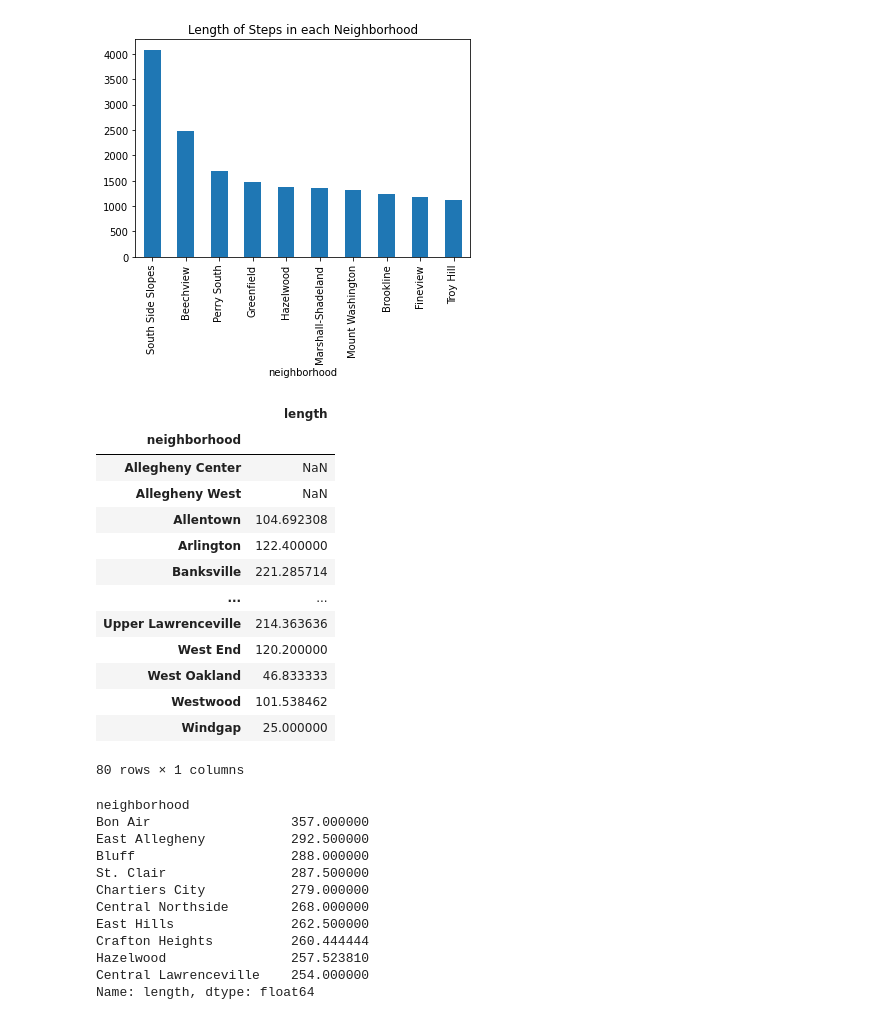
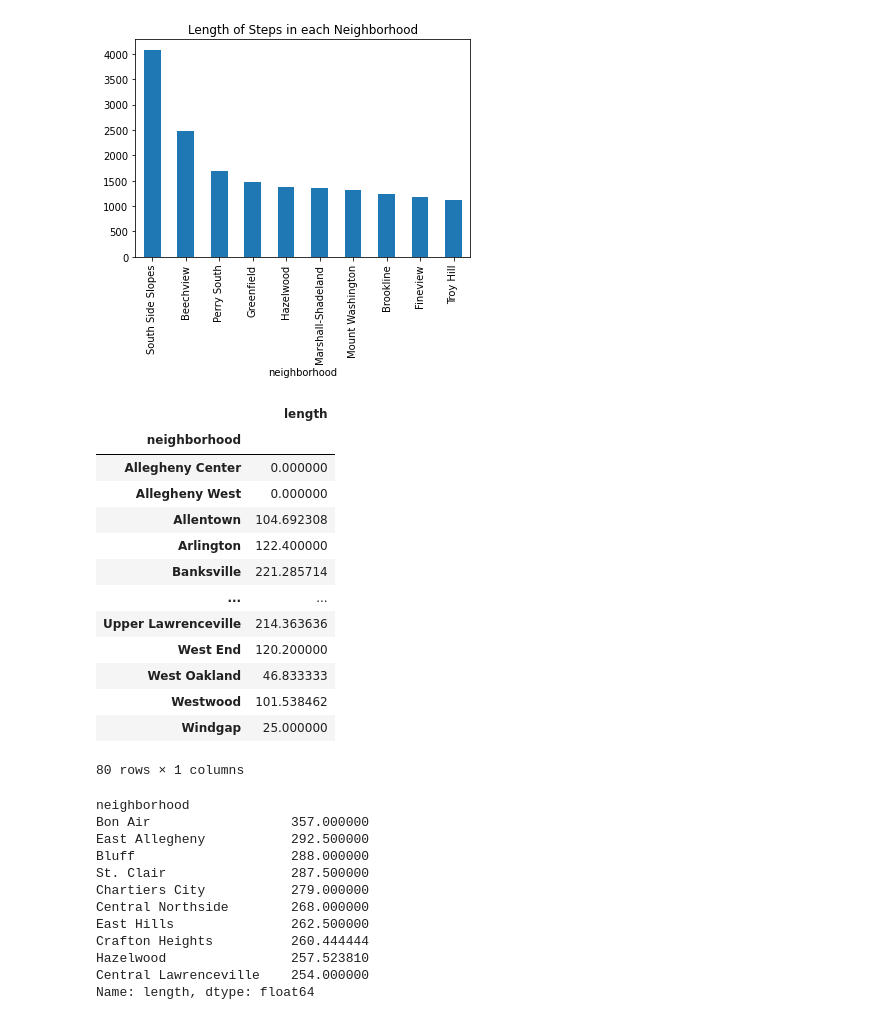
Before and after one commit to ljablunovsky/Spring-2022-CMPINF-0010-Final-Project-Notebook-, a Jupyter notebook: Combined-Final-Notebook.ipynb, the cells around one changed output. Saved outputs shown, nothing was run; the diff lists cells and outputs as text; code cells hidden in the pictures.

```diff
--- a/Combined-Final-Notebook.ipynb
+++ b/Combined-Final-Notebook.ipynb
@@ -270,13 +265,13 @@ highestSteps_neighborhoods.plot.bar(title="Length of Steps in each Neighborhood"
 # %%
 #Finding the average steps length for each neighborhood and displaying it in a data frame
 AvgLength = grouped['length'].agg(np.mean)
 AvgLength = pd.DataFrame(AvgLength)
-AvgLength
+AvgLength.fillna(0)
 # %% [output]
 |  | length |
 | neighborhood |  |
-| Allegheny Center | NaN |
-| Allegheny West | NaN |
+| Allegheny Center | 0.000000 |
+| Allegheny West | 0.000000 |
 | Allentown | 104.692308 |
 | Arlington | 122.400000 |
 | Banksville | 221.285714 |
```
Also changed, not shown: parts of 5 cells of this notebook.
